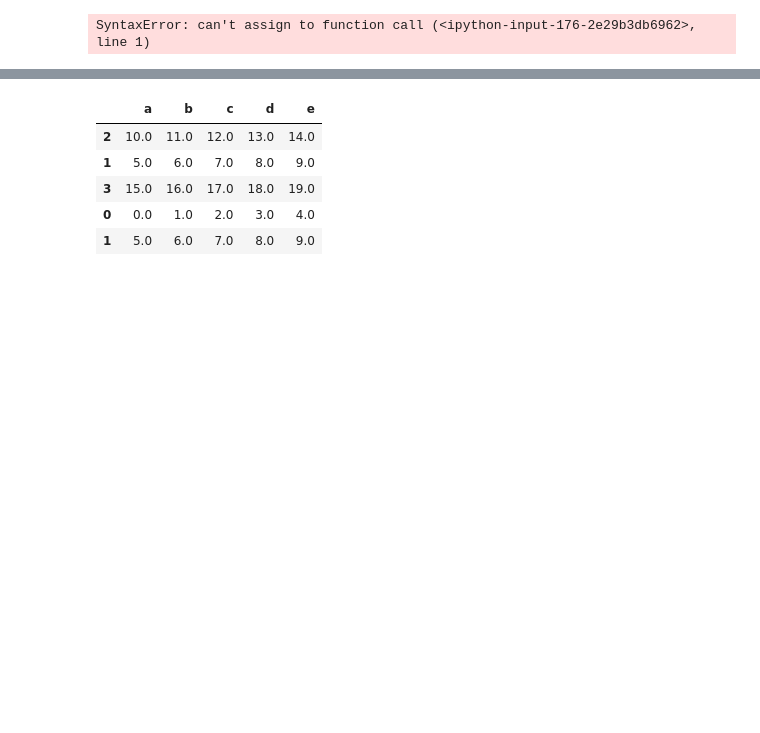
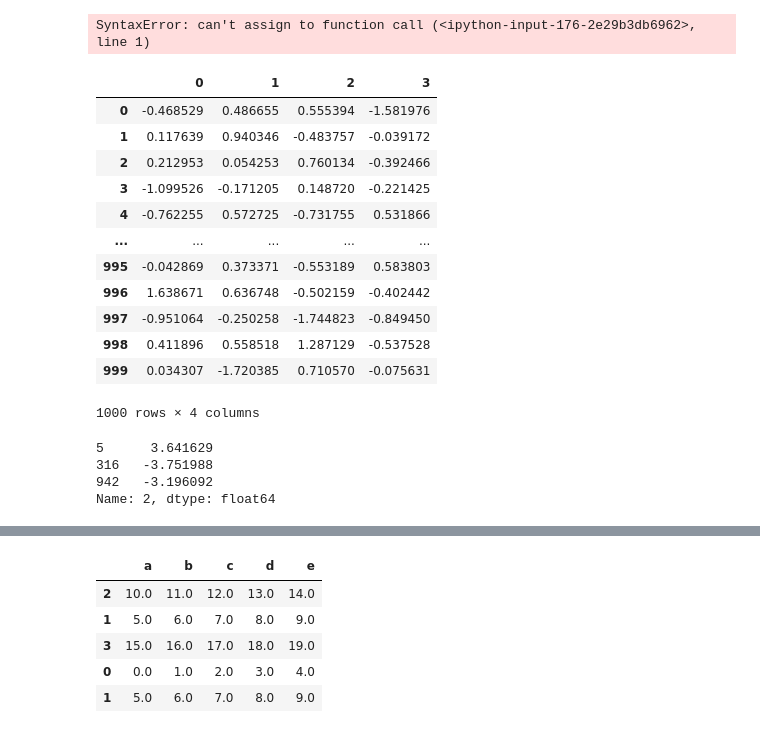
Before and after one commit to ercsssn/data-analysis-notes, a Jupyter notebook: pfda.ipynb, the cells around one changed output, grey strips where cells are left out. Saved outputs shown, nothing was run; the diff lists cells and outputs as text; code cells hidden in the pictures; blank space fills up the shorter version.

```diff
--- a/pfda.ipynb
+++ b/pfda.ipynb
@@ -1702,3 +1702,28 @@ df2
 df2[np.abs(df2) > 3].any(1) = df2.sign()*3
 # %% [output]
 SyntaxError: can't assign to function call (<ipython-input-176-2e29b3db6962>, line 1)
+# %%
+data = pd.DataFrame(np.random.randn(1000, 4))
+data
+# %% [output]
+|  | 0 | 1 | 2 | 3 |
+| 0 | -0.468529 | 0.486655 | 0.555394 | -1.581976 |
+| 1 | 0.117639 | 0.940346 | -0.483757 | -0.039172 |
+| 2 | 0.212953 | 0.054253 | 0.760134 | -0.392466 |
+| 3 | -1.099526 | -0.171205 | 0.148720 | -0.221425 |
+| 4 | -0.762255 | 0.572725 | -0.731755 | 0.531866 |
+| ... | ... | ... | ... | ... |
+| 995 | -0.042869 | 0.373371 | -0.553189 | 0.583803 |
+| 996 | 1.638671 | 0.636748 | -0.502159 | -0.402442 |
+| 997 | -0.951064 | -0.250258 | -1.744823 | -0.849450 |
+| 998 | 0.411896 | 0.558518 | 1.287129 | -0.537528 |
+| 999 | 0.034307 | -1.720385 | 0.710570 | -0.075631 |
+1000 rows × 4 columns
+# %%
+col = data[2]
+col[np.abs(col) > 3]
+# %% [output]
+5      3.641629
+316   -3.751988
+942   -3.196092
+Name: 2, dtype: float64
```
Also changed, not shown: parts of 27 cells of this notebook, 30 other files.
